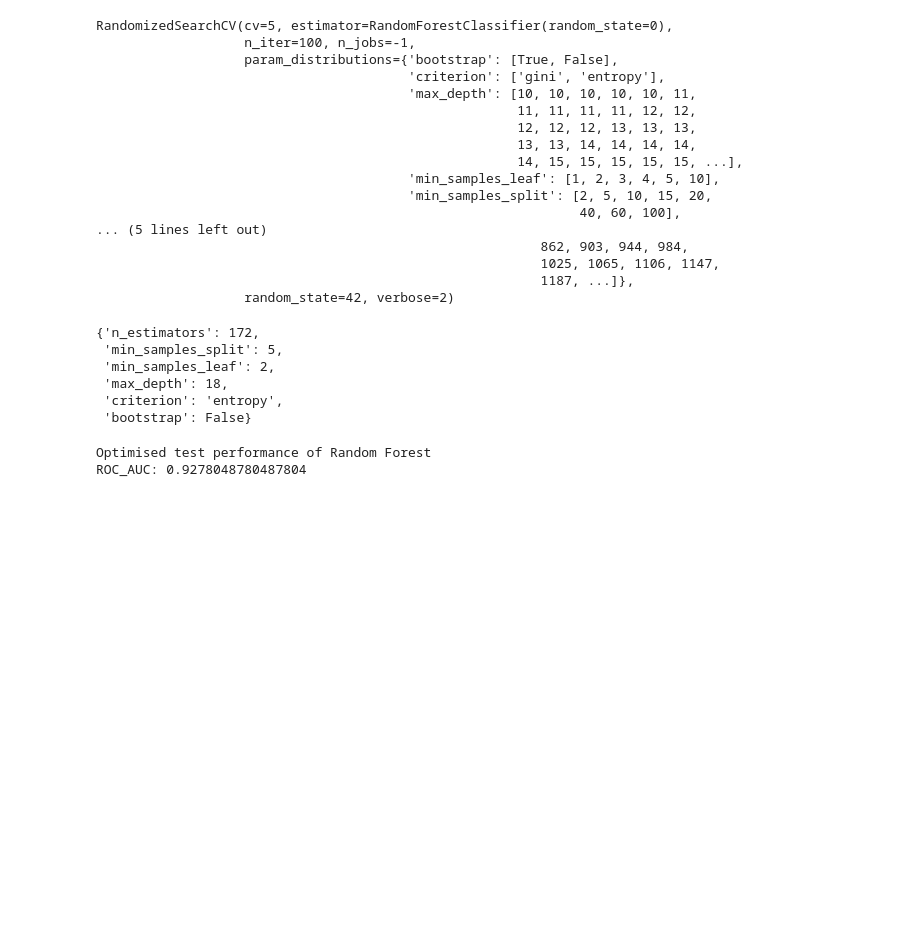
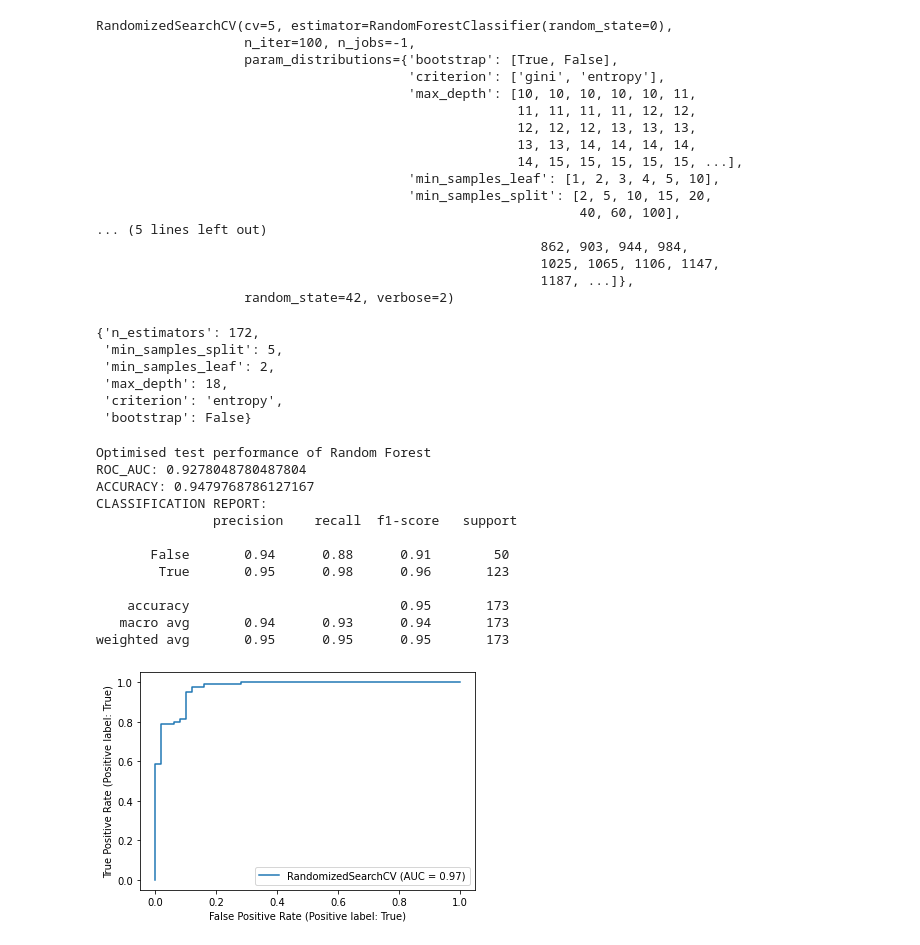
Before and after one commit to Zoya-Anwar/PythonSmellClassifiers-Mark, a Jupyter notebook: smell-classifier.py.ipynb, the cells around one changed output. Drawn from its saved outputs; the diff is of its cells as text; code cells hidden in the pictures; blank space fills up the shorter version.

```diff
--- a/smell-classifier.py.ipynb
+++ b/smell-classifier.py.ipynb
@@ -212,8 +242,19 @@ rf_random.best_params_
  'bootstrap': False}
 # %%
 print("Optimised test performance of Random Forest")
-y_pred=rf_random.predict(X_test)
-print("ROC_AUC:",metrics.roc_auc_score(y_test, y_pred))
+#y_pred=rf_random.predict(X_test)
+test_model(rf_random)
 # %% [output]
 Optimised test performance of Random Forest
 ROC_AUC: 0.9278048780487804
+ACCURACY: 0.9479768786127167
+CLASSIFICATION REPORT:
+               precision    recall  f1-score   support
+
+       False       0.94      0.88      0.91        50
+        True       0.95      0.98      0.96       123
+
+    accuracy                           0.95       173
+   macro avg       0.94      0.93      0.94       173
+weighted avg       0.95      0.95      0.95       173
+[figure, added]
```
Also changed, not shown: parts of 8 cells of this notebook.
